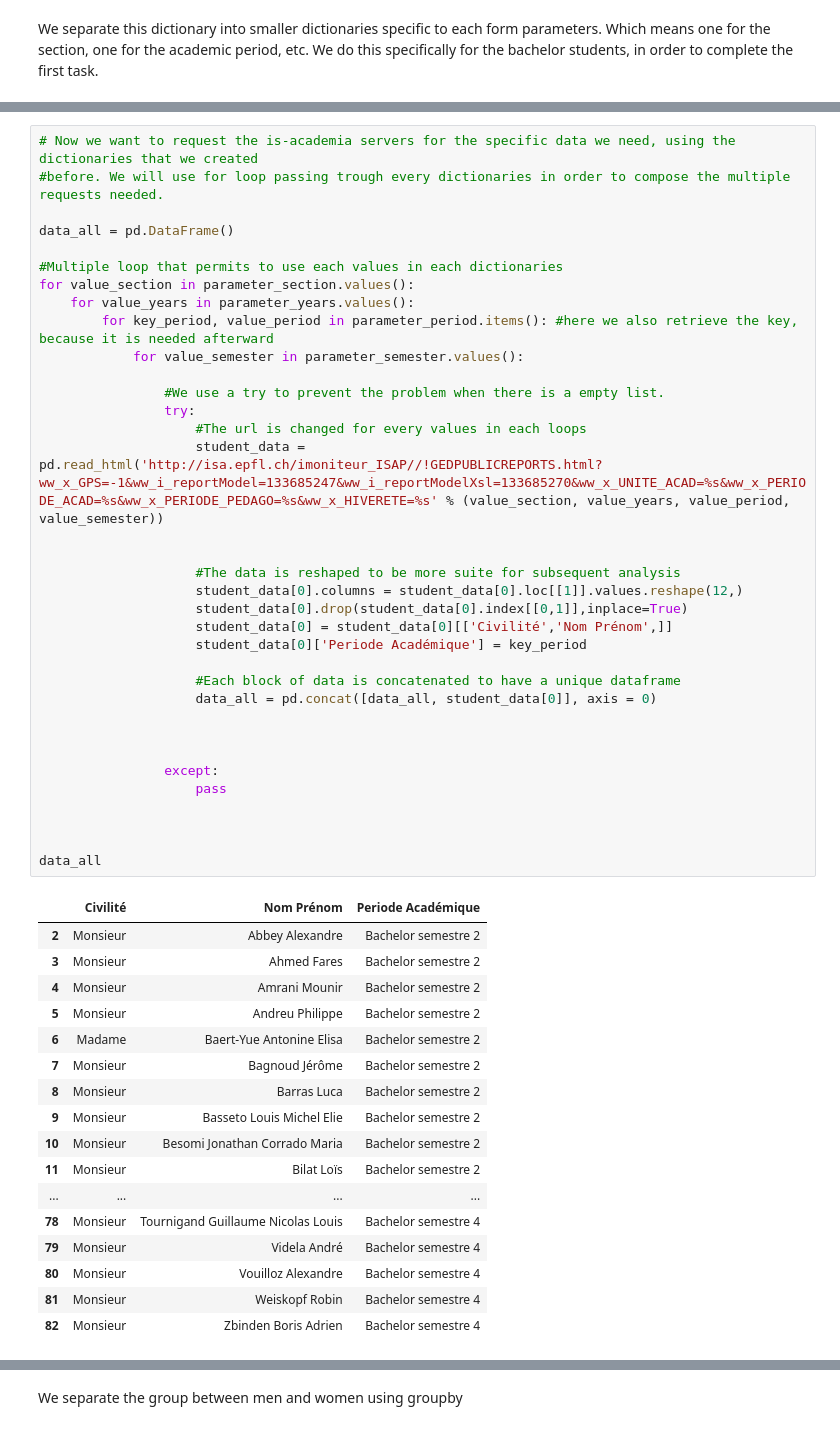
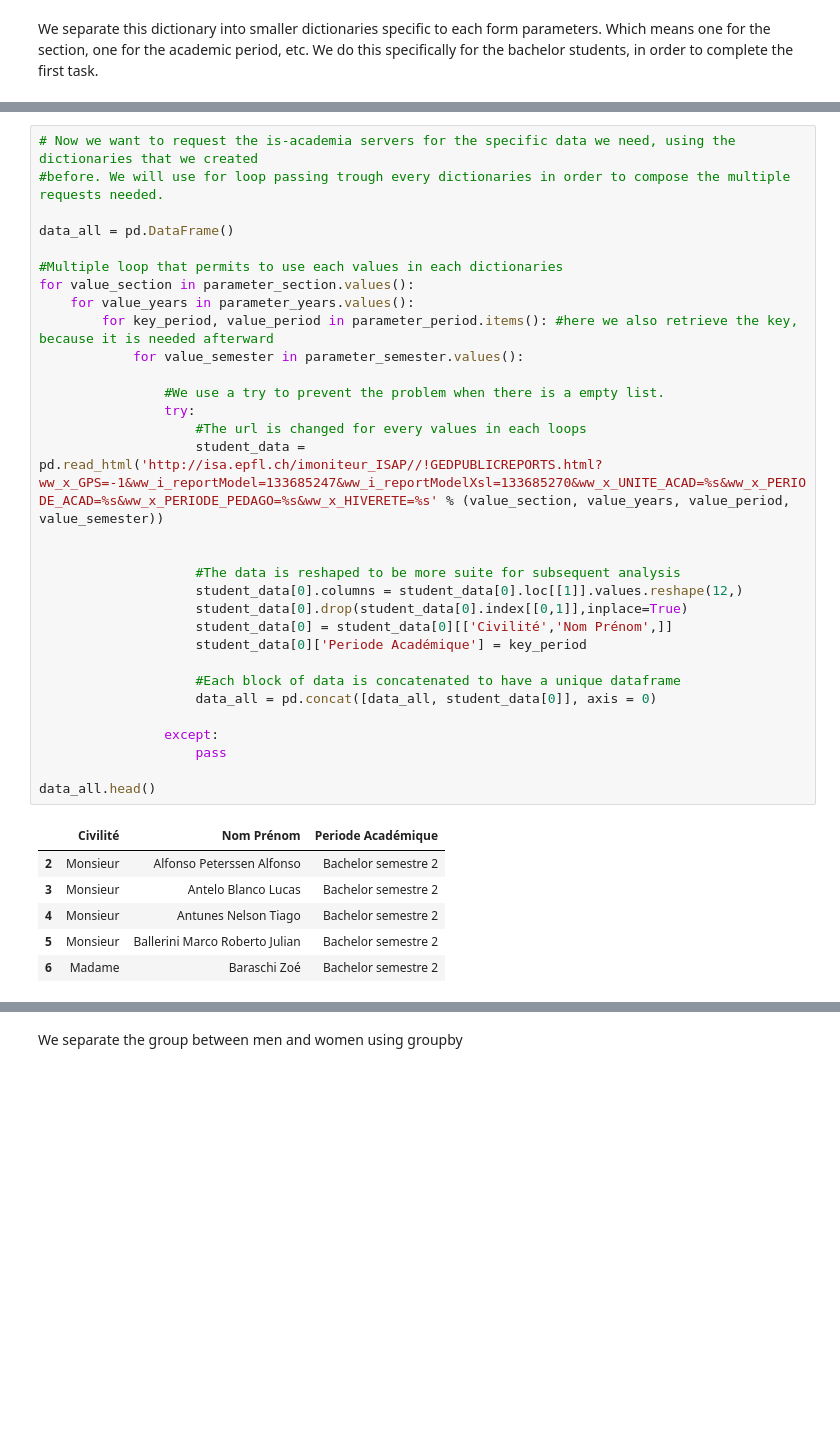
Before and after one commit to ThomVett/Homework, a Jupyter notebook: HW_02/Homework 2.ipynb, the cells around one changed output, grey strips where cells are left out. Saved outputs shown, nothing was run; the diff lists cells and outputs as text; blank space fills up the shorter version.

```diff
--- a/HW_02/Homework 2.ipynb
+++ b/HW_02/Homework 2.ipynb
@@ -116,51 +114,36 @@ From theses dictionaries, we load the data directly from the IS-academia servers
 #before. We will use for loop passing trough every dictionaries in order to compose the multiple requests needed.
 
 data_all = pd.DataFrame()
 
 #Multiple loop that permits to use each values in each dictionaries
 for value_section in parameter_section.values():
     for value_years in parameter_years.values():
         for key_period, value_period in parameter_period.items(): #here we also retrieve the key, because it is needed afterward
             for value_semester in parameter_semester.values():
 
                 #We use a try to prevent the problem when there is a empty list.
                 try:
                     #The url is changed for every values in each loops
                     student_data = pd.read_html('http://isa.epfl.ch/imoniteur_ISAP//!GEDPUBLICREPORTS.html?ww_x_GPS=-1&ww_i_reportModel=133685247&ww_i_reportModelXsl=133685270&ww_x_UNITE_ACAD=%s&ww_x_PERIODE_ACAD=%s&ww_x_PERIODE_PEDAGO=%s&ww_x_HIVERETE=%s' % (value_section, value_years, value_period, value_semester))
 
 
                     #The data is reshaped to be more suite for subsequent analysis
                     student_data[0].columns = student_data[0].loc[[1]].values.reshape(12,)
                     student_data[0].drop(student_data[0].index[[0,1]],inplace=True)
                     student_data[0] = student_data[0][['Civilité','Nom Prénom',]]
                     student_data[0]['Periode Académique'] = key_period
 
                     #Each block of data is concatenated to have a unique dataframe
                     data_all = pd.concat([data_all, student_data[0]], axis = 0)
 
-
-
                 except:
                     pass
 
-
-
-data_all
+data_all.head()
 # %% [output]
 |  | Civilité | Nom Prénom | Periode Académique |
-| 2 | Monsieur | Abbey Alexandre | Bachelor semestre 2 |
-| 3 | Monsieur | Ahmed Fares | Bachelor semestre 2 |
-| 4 | Monsieur | Amrani Mounir | Bachelor semestre 2 |
-| 5 | Monsieur | Andreu Philippe | Bachelor semestre 2 |
-| 6 | Madame | Baert-Yue Antonine Elisa | Bachelor semestre 2 |
-| 7 | Monsieur | Bagnoud Jérôme | Bachelor semestre 2 |
-| 8 | Monsieur | Barras Luca | Bachelor semestre 2 |
-| 9 | Monsieur | Basseto Louis Michel Elie | Bachelor semestre 2 |
-| 10 | Monsieur | Besomi Jonathan Corrado Maria | Bachelor semestre 2 |
-| 11 | Monsieur | Bilat Loïs | Bachelor semestre 2 |
-| ... | ... | ... | ... |
-| 78 | Monsieur | Tournigand Guillaume Nicolas Louis | Bachelor semestre 4 |
-| 79 | Monsieur | Videla André | Bachelor semestre 4 |
-| 80 | Monsieur | Vouilloz Alexandre | Bachelor semestre 4 |
-| 81 | Monsieur | Weiskopf Robin | Bachelor semestre 4 |
-| 82 | Monsieur | Zbinden Boris Adrien | Bachelor semestre 4 |
+| 2 | Monsieur | Alfonso Peterssen Alfonso | Bachelor semestre 2 |
+| 3 | Monsieur | Antelo Blanco Lucas | Bachelor semestre 2 |
+| 4 | Monsieur | Antunes Nelson Tiago | Bachelor semestre 2 |
+| 5 | Monsieur | Ballerini Marco Roberto Julian | Bachelor semestre 2 |
+| 6 | Madame | Baraschi Zoé | Bachelor semestre 2 |
```
Also changed, not shown: parts of 54 cells of this notebook.
